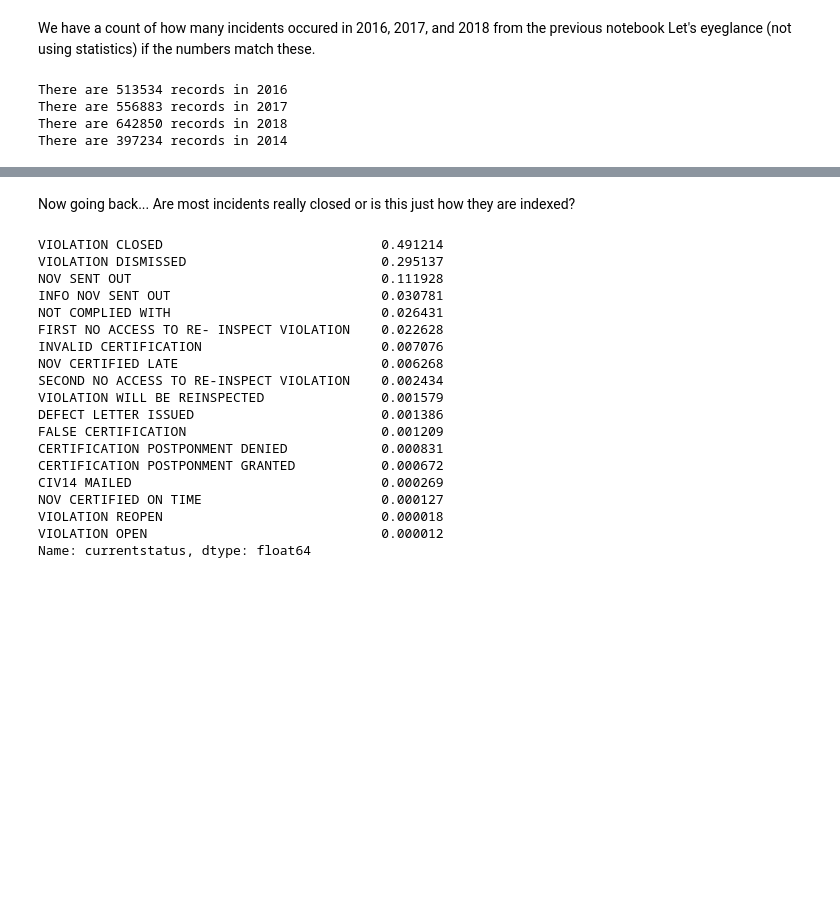
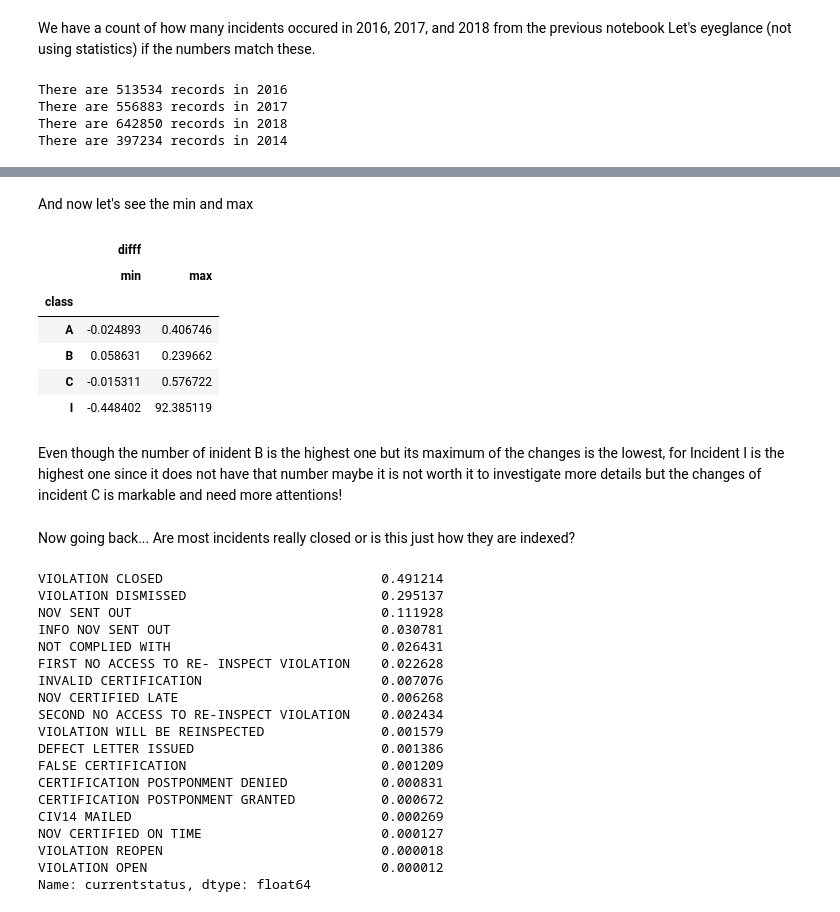
Before and after one commit to harisx91/NYCHousingMaintenanceCodeProject, a Jupyter notebook: notebooks/HousingViolationDataSetEda.ipynb, the cells around one changed output, grey strips where cells are left out. Cells and saved outputs as stored; diff of their text form; code cells hidden in the pictures; blank space fills up the shorter version.

```diff
--- a/notebooks/HousingViolationDataSetEda.ipynb
+++ b/notebooks/HousingViolationDataSetEda.ipynb
@@ -130,3 +186,17 @@ And by inspection on the graph... we can clearly see that this ratio does not ho
+# %% [markdown]
+And now let's see the min and max
+# %%
+f.groupby('class').agg({'difff':['min','max']})
+# %% [output]
+|  | difff |  |
+|  | min | max |
+| class |  |  |
+| A | -0.024893 | 0.406746 |
+| B | 0.058631 | 0.239662 |
+| C | -0.015311 | 0.576722 |
+| I | -0.448402 | 92.385119 |
+# %% [markdown]
+Even though the number of inident B is the highest one but its maximum of the changes is the lowest, for Incident I is the highest one since it does not have that number maybe it is not worth it to investigate more details but the changes of incident C is markable and need more attentions!
 # %% [markdown]
 Now going back... Are most incidents really closed or is this just how they are indexed?
 # %%
```
Also changed, not shown: parts of 14 cells of this notebook, 12 other files.
